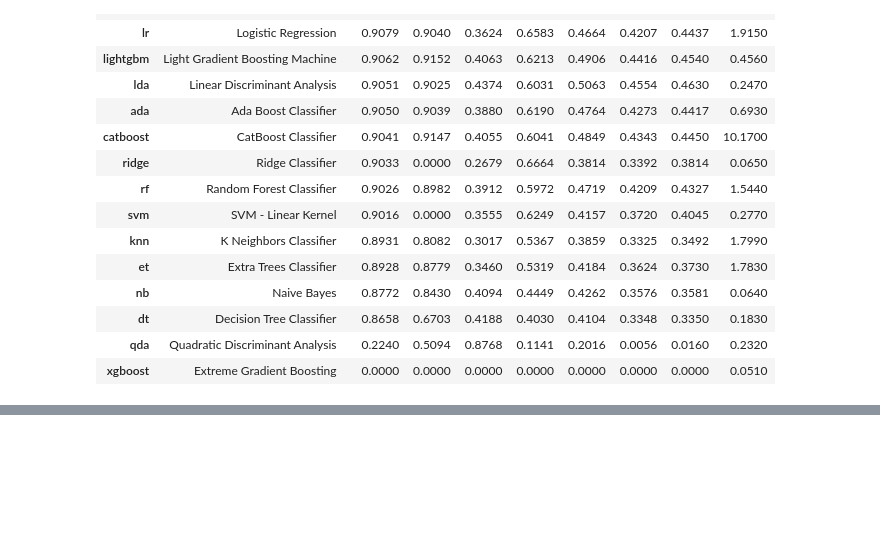
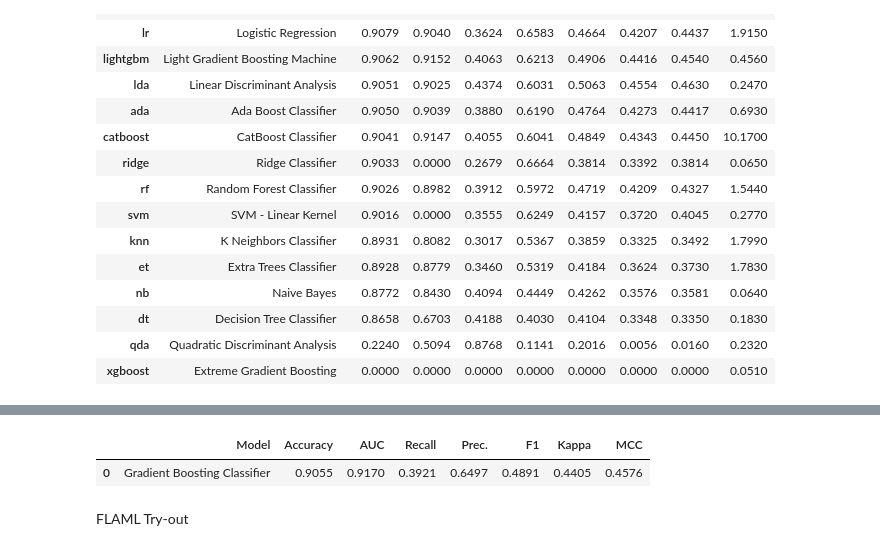
Before and after one commit to MMA22W-Islington/Study, a Jupyter notebook: 823_Financial_Analytics/823_Project_Model.ipynb, the cells around one changed output, grey strips where cells are left out. Saved outputs shown, nothing was run; the diff lists cells and outputs as text; code cells hidden in the pictures; blank space fills up the shorter version.

Commit message:
try flaml

```diff
--- a/823_Financial_Analytics/823_Project_Model.ipynb
+++ b/823_Financial_Analytics/823_Project_Model.ipynb
@@ -101,0 +115,5 @@ best_model = compare_models()
+# %%
+predict_model(best_model);
+# %% [output]
+|  | Model | Accuracy | AUC | Recall | Prec. | F1 | Kappa | MCC |
+| 0 | Gradient Boosting Classifier | 0.9055 | 0.9170 | 0.3921 | 0.6497 | 0.4891 | 0.4405 | 0.4576 |
@@ -101,0 +122,2 @@ best_model = compare_models()
+# %% [markdown]
+FLAML Try-out
```
Also changed, not shown: parts of 11 cells of this notebook, 1 other file.
